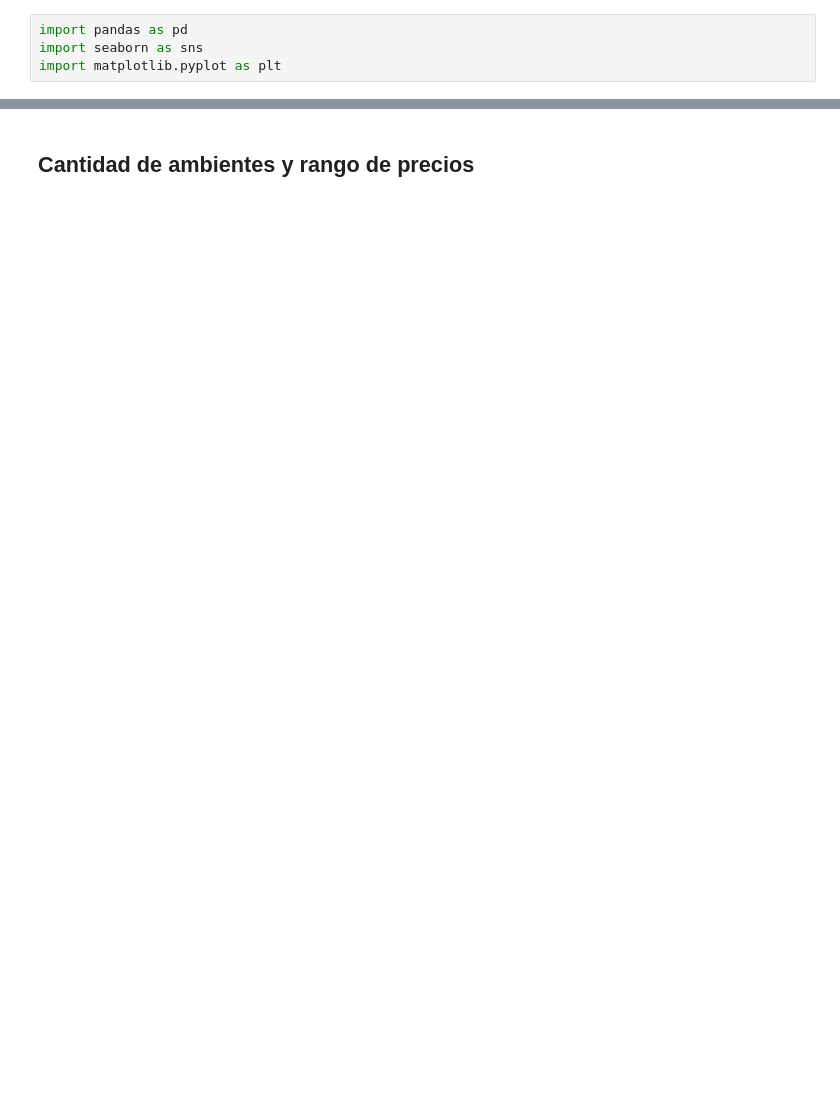
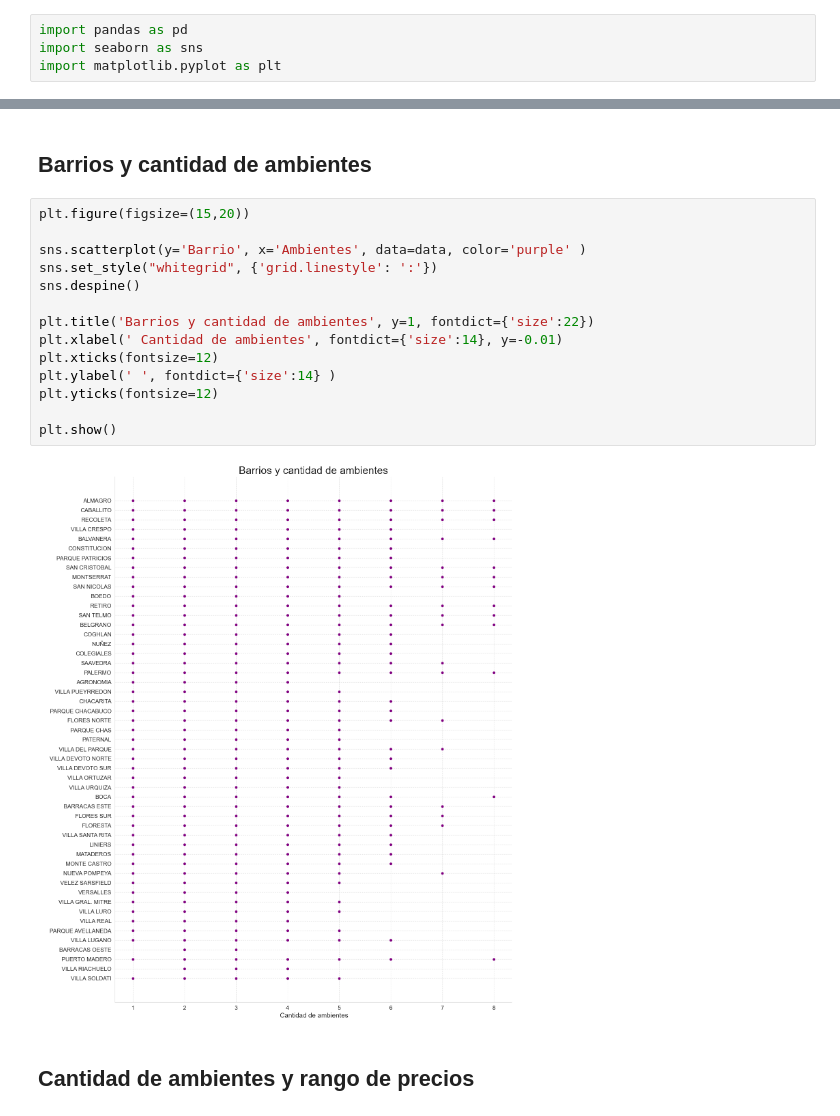
Before and after one commit to tami-pilla/DepartamentosAlquiler_Python, a Jupyter notebook: Análisis Exploratorio - Departamentos en Venta 2020.ipynb, the cells around one changed output, grey strips where cells are left out. Drawn from its saved outputs; the diff is of its cells as text; blank space fills up the shorter version.

```diff
--- a/Análisis Exploratorio - Departamentos en Venta 2020.ipynb
+++ b/Análisis Exploratorio - Departamentos en Venta 2020.ipynb
@@ -83,3 +101,21 @@ plt.show()
+# %% [markdown]
+## Barrios y cantidad de ambientes
+# %%
+plt.figure(figsize=(15,20))
+
+sns.scatterplot(y='Barrio', x='Ambientes', data=data, color='purple' )
+sns.set_style("whitegrid", {'grid.linestyle': ':'})
+sns.despine()
+
+plt.title('Barrios y cantidad de ambientes', y=1, fontdict={'size':22})
+plt.xlabel(' Cantidad de ambientes', fontdict={'size':14}, y=-0.01)
+plt.xticks(fontsize=12)
+plt.ylabel(' ', fontdict={'size':14} )
+plt.yticks(fontsize=12)
+
+plt.show()
+# %% [output]
+[figure, added]
 # %% [markdown]
 ## Cantidad de ambientes y rango de precios
 # %%
```
Also changed, not shown: parts of 15 cells of this notebook, 1 other file.
